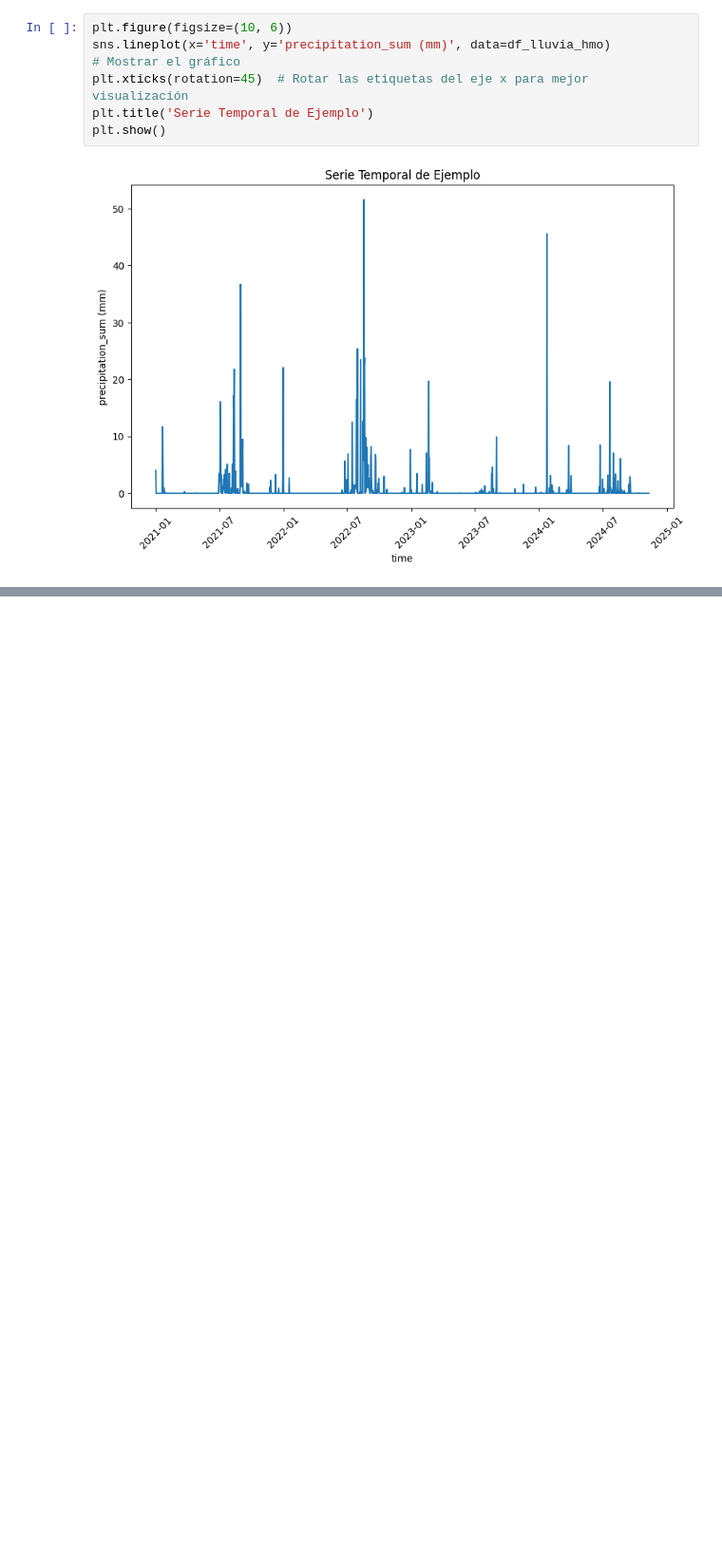
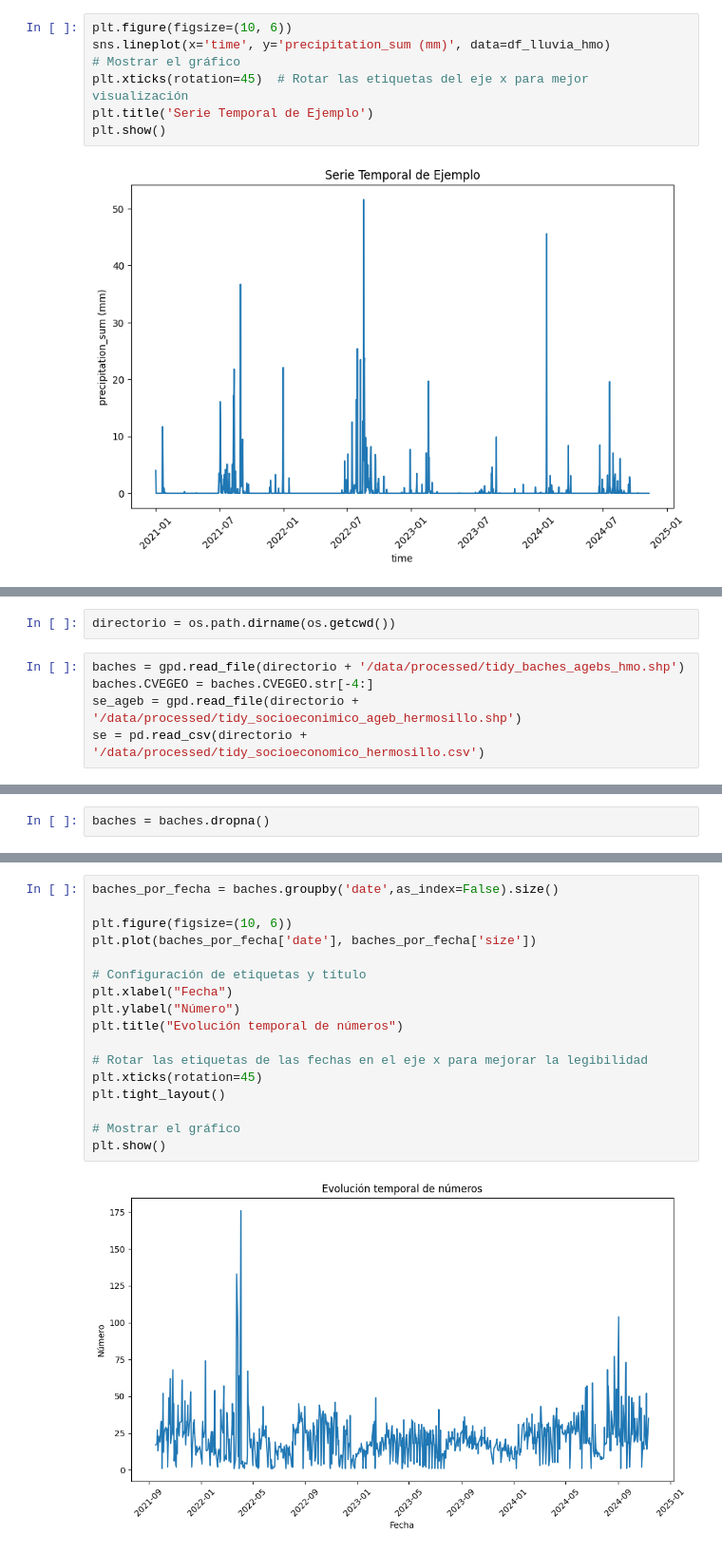
Before and after one commit to BSM-Analytics/proyecto-baches-hmo, a Jupyter notebook: notebooks/3.4_sbr_an_exp_precipitacion.ipynb, the cells around one changed output, grey strips where cells are left out. Shown at 95% size. Drawn from its saved outputs; the diff is of its cells as text; blank space fills up the shorter version.

```diff
--- a/notebooks/3.4_sbr_an_exp_precipitacion.ipynb
+++ b/notebooks/3.4_sbr_an_exp_precipitacion.ipynb
@@ -108,0 +113,7 @@ plt.show()
+# %%
+directorio = os.path.dirname(os.getcwd())
+# %%
+baches = gpd.read_file(directorio + '/data/processed/tidy_baches_agebs_hmo.shp')
+baches.CVEGEO = baches.CVEGEO.str[-4:]
+se_ageb = gpd.read_file(directorio + '/data/processed/tidy_socioeconimico_ageb_hermosillo.shp')
+se = pd.read_csv(directorio + '/data/processed/tidy_socioeconomico_hermosillo.csv')
@@ -108,0 +129,2 @@ plt.show()
+# %%
+baches = baches.dropna()
@@ -108,0 +140,19 @@ plt.show()
+# %%
+baches_por_fecha = baches.groupby('date',as_index=False).size()
+
+plt.figure(figsize=(10, 6))
+plt.plot(baches_por_fecha['date'], baches_por_fecha['size'])
+
+# Configuración de etiquetas y título
+plt.xlabel("Fecha")
+plt.ylabel("Número")
+plt.title("Evolución temporal de números")
+
+# Rotar las etiquetas de las fechas en el eje x para mejorar la legibilidad
+plt.xticks(rotation=45)
+plt.tight_layout()
+
+# Mostrar el gráfico
+plt.show()
+# %% [output]
+[figure, added]
```
Also changed, not shown: parts of 13 cells of this notebook.
